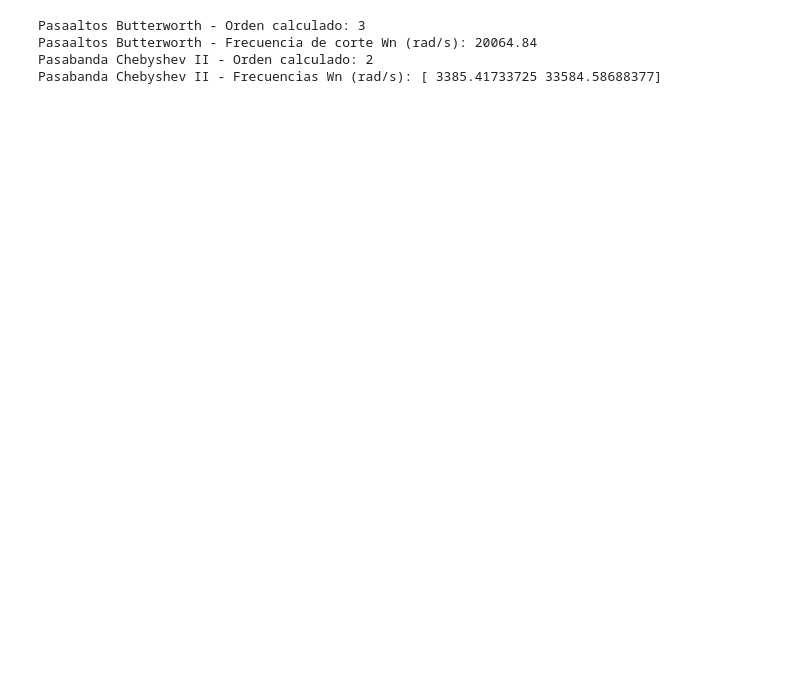
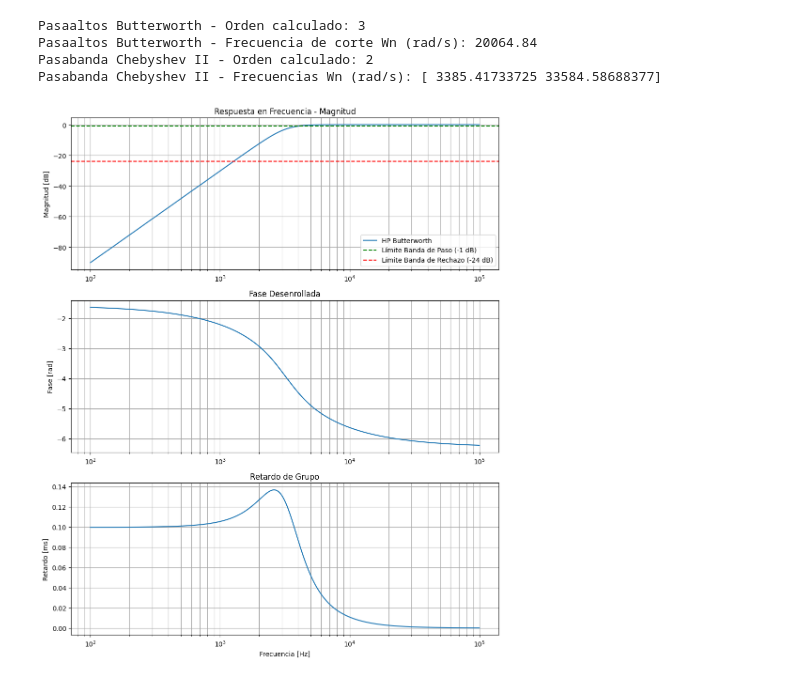
Before and after one commit to Ignacio3000/TP_Filtros_Activos, a Jupyter notebook: TP_sintesis.ipynb, the cells around one changed output. Saved outputs shown, nothing was run; the diff lists cells and outputs as text; code cells hidden in the pictures; blank space fills up the shorter version.

```diff
--- a/TP_sintesis.ipynb
+++ b/TP_sintesis.ipynb
@@ -34,30 +34,77 @@ w_stop_bp = [2 * np.pi * f for f in f_stop_bp]
 # EJEMPLO DE CÁLCULO: HP Butterworth
 # ==========================================
 # 1. Obtener orden y frecuencia de diseño
 # btype='highpass' indica que es un filtro pasaaltos, analog=True indica filtro analógico
 N_hp_butt, Wn_hp_butt = sig.buttord(w_pass_hp, w_stop_hp, Ap, As, analog=True)
 
 # 2. Obtener función de transferencia en zpk y sos[cite: 2]
 z_hp_butt, p_hp_butt, k_hp_butt = sig.butter(N_hp_butt, Wn_hp_butt, btype='high', analog=True, output='zpk')
 sos_hp_butt = sig.zpk2sos(z_hp_butt, p_hp_butt, k_hp_butt)
 
 print(f"Pasaaltos Butterworth - Orden calculado: {N_hp_butt}")
 print(f"Pasaaltos Butterworth - Frecuencia de corte Wn (rad/s): {Wn_hp_butt:.2f}")
 
 # ==========================================
 # EJEMPLO DE CÁLCULO: BP Chebyshev II
 # ==========================================
 # 1. Obtener orden y frecuencia de diseño[cite: 2]
 N_bp_cheb2, Wn_bp_cheb2 = sig.cheb2ord(w_pass_bp, w_stop_bp, Ap, As, analog=True)
 
 # 2. Obtener función de transferencia en zpk y sos[cite: 2]
 z_bp_cheb2, p_bp_cheb2, k_bp_cheb2 = sig.cheby2(N_bp_cheb2, As, Wn_bp_cheb2, btype='bandpass', analog=True, output='zpk')
 sos_bp_cheb2 = sig.zpk2sos(z_bp_cheb2, p_bp_cheb2, k_bp_cheb2)
 
 print(f"Pasabanda Chebyshev II - Orden calculado: {N_bp_cheb2}")
 print(f"Pasabanda Chebyshev II - Frecuencias Wn (rad/s): {Wn_bp_cheb2}")
+
+# Definir un vector de frecuencias angulares (w) en escala logarítmica
+# Vamos desde 100 Hz hasta 100 kHz aproximadamente (en rad/s) para ver bien las bandas
+w = np.logspace(np.log10(2*np.pi*100), np.log10(2*np.pi*100000), 1000)
+
+# Calcular la respuesta en frecuencia H(jw) para el Pasaaltos Butterworth (calculado en el paso anterior)
+w, H_hp_butt = sig.freqs_zpk(z_hp_butt, p_hp_butt, k_hp_butt, worN=w)
+
+# Cálculos requeridos por la guía:
+# 1. Magnitud en dB[cite: 2]
+mag_dB = 20 * np.log10(np.abs(H_hp_butt))
+
+# 2. Fase desenrollada en radianes[cite: 2]
+fase_desenrollada = np.unwrap(np.angle(H_hp_butt))
+
+# 3. Retardo de grupo (derivada negativa de la fase respecto a w)[cite: 2]
+# Se usa np.gradient para aproximar d(fase)/d(w)
+retardo_grupo = -np.gradient(fase_desenrollada, w)
+
+# --- Creación de los gráficos ---
+fig, (ax1, ax2, ax3) = plt.subplots(3, 1, figsize=(10, 12))
+
+# Gráfico de Magnitud
+ax1.semilogx(w / (2*np.pi), mag_dB, label='HP Butterworth') # Eje X en Hz para mayor claridad
+ax1.set_title('Respuesta en Frecuencia - Magnitud')
+ax1.set_ylabel('Magnitud [dB]')
+ax1.grid(True, which="both", ls="-", color='0.65')
+ax1.axhline(-Ap, color='g', linestyle='--', label='Límite Banda de Paso (-1 dB)')
+ax1.axhline(-As, color='r', linestyle='--', label='Límite Banda de Rechazo (-24 dB)')
+ax1.legend()
+
+# Gráfico de Fase
+ax2.semilogx(w / (2*np.pi), fase_desenrollada)
+ax2.set_title('Fase Desenrollada')
+ax2.set_ylabel('Fase [rad]')
+ax2.grid(True, which="both", ls="-", color='0.65')
+
+# Gráfico de Retardo de Grupo
+ax3.semilogx(w / (2*np.pi), retardo_grupo * 1000) # Escalado a milisegundos
+ax3.set_title('Retardo de Grupo')
+ax3.set_ylabel('Retardo [ms]')
+ax3.set_xlabel('Frecuencia [Hz]')
+ax3.grid(True, which="both", ls="-", color='0.65')
+
+plt.tight_layout()
+plt.show()
 # %% [output]
 Pasaaltos Butterworth - Orden calculado: 3
 Pasaaltos Butterworth - Frecuencia de corte Wn (rad/s): 20064.84
 Pasabanda Chebyshev II - Orden calculado: 2
 Pasabanda Chebyshev II - Frecuencias Wn (rad/s): [ 3385.41733725 33584.58688377]
+[figure, added]
```
